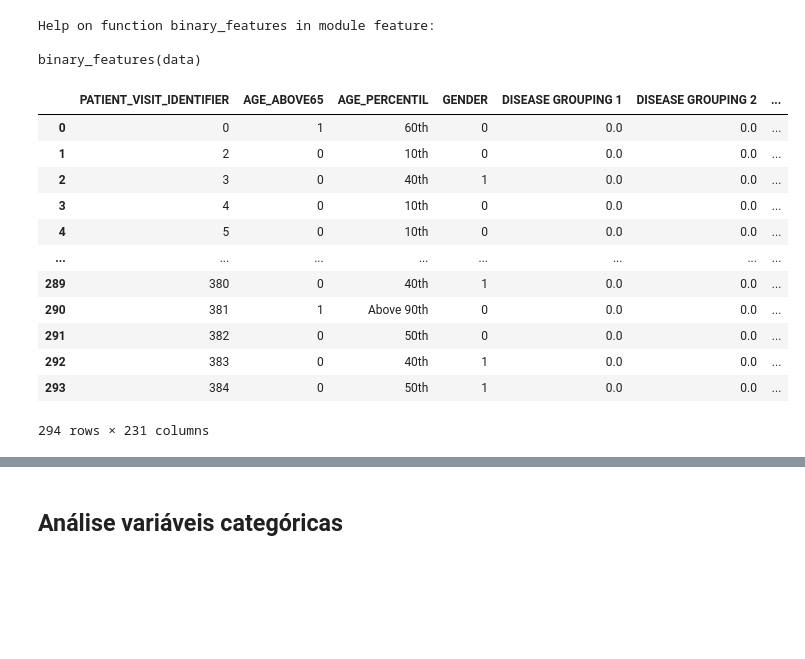
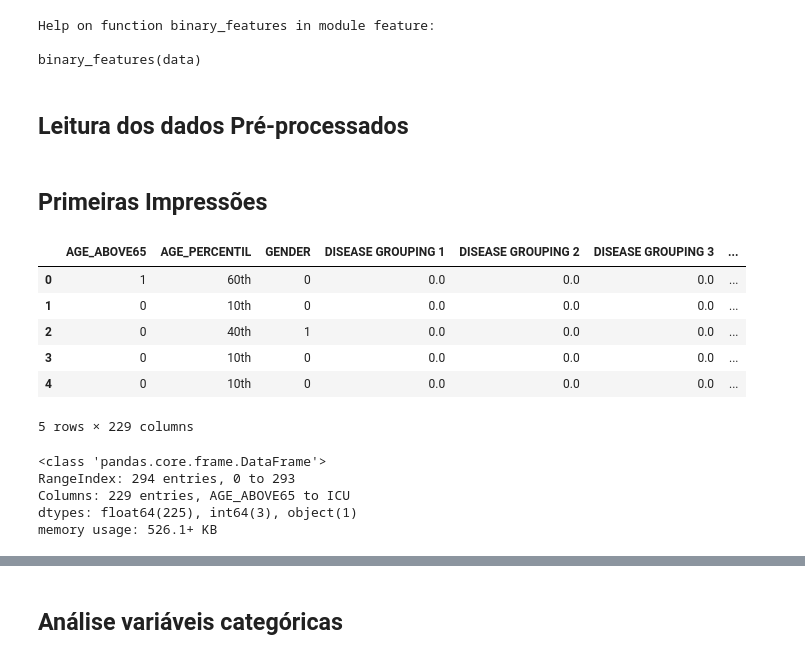
Before and after one commit to PedroHCAlmeida/Projeto_final_bootcamp, a Jupyter notebook: notebooks/Exploratory_analysis.ipynb, the cells around one changed output, grey strips where cells are left out. Drawn from its saved outputs; the diff is of its cells as text; code cells hidden in the pictures; blank space fills up the shorter version.

```diff
--- a/notebooks/Exploratory_analysis.ipynb
+++ b/notebooks/Exploratory_analysis.ipynb
@@ -30,5 +37,7 @@ help(binary_features)
 Help on function binary_features in module feature:
 
 binary_features(data)
+# %% [markdown]
+## Leitura dos dados Pré-processados
 # %%
 data = pd.read_csv('../data/preprocessed_data/Kaggle_Sirio_Libanes_ICU_Prediction.csv')
@@ -37,16 +44,20 @@ data_cont = data.select_dtypes('float64').drop(binary_features(data),axis=1, err
+# %% [markdown]
+## Primeiras Impressões
 # %%
-data
+data.head()
 # %% [output]
-|  | PATIENT_VISIT_IDENTIFIER | AGE_ABOVE65 | AGE_PERCENTIL | GENDER | DISEASE GROUPING 1 | DISEASE GROUPING 2 | ... |
-| 0 | 0 | 1 | 60th | 0 | 0.0 | 0.0 | ... |
-| 1 | 2 | 0 | 10th | 0 | 0.0 | 0.0 | ... |
-| 2 | 3 | 0 | 40th | 1 | 0.0 | 0.0 | ... |
-| 3 | 4 | 0 | 10th | 0 | 0.0 | 0.0 | ... |
-| 4 | 5 | 0 | 10th | 0 | 0.0 | 0.0 | ... |
-| ... | ... | ... | ... | ... | ... | ... | ... |
-| 289 | 380 | 0 | 40th | 1 | 0.0 | 0.0 | ... |
-| 290 | 381 | 1 | Above 90th | 0 | 0.0 | 0.0 | ... |
-| 291 | 382 | 0 | 50th | 0 | 0.0 | 0.0 | ... |
-| 292 | 383 | 0 | 40th | 1 | 0.0 | 0.0 | ... |
-| 293 | 384 | 0 | 50th | 1 | 0.0 | 0.0 | ... |
+|  | AGE_ABOVE65 | AGE_PERCENTIL | GENDER | DISEASE GROUPING 1 | DISEASE GROUPING 2 | DISEASE GROUPING 3 | ... |
+| 0 | 1 | 60th | 0 | 0.0 | 0.0 | 0.0 | ... |
+| 1 | 0 | 10th | 0 | 0.0 | 0.0 | 0.0 | ... |
+| 2 | 0 | 40th | 1 | 0.0 | 0.0 | 0.0 | ... |
+| 3 | 0 | 10th | 0 | 0.0 | 0.0 | 0.0 | ... |
+| 4 | 0 | 10th | 0 | 0.0 | 0.0 | 0.0 | ... |
-294 rows × 231 columns
+5 rows × 229 columns
+# %%
+data.info()
+# %% [output]
+<class 'pandas.core.frame.DataFrame'>
+RangeIndex: 294 entries, 0 to 293
+Columns: 229 entries, AGE_ABOVE65 to ICU
+dtypes: float64(225), int64(3), object(1)
+memory usage: 526.1+ KB
```
Also changed, not shown: parts of 47 cells of this notebook, 14 other files.
